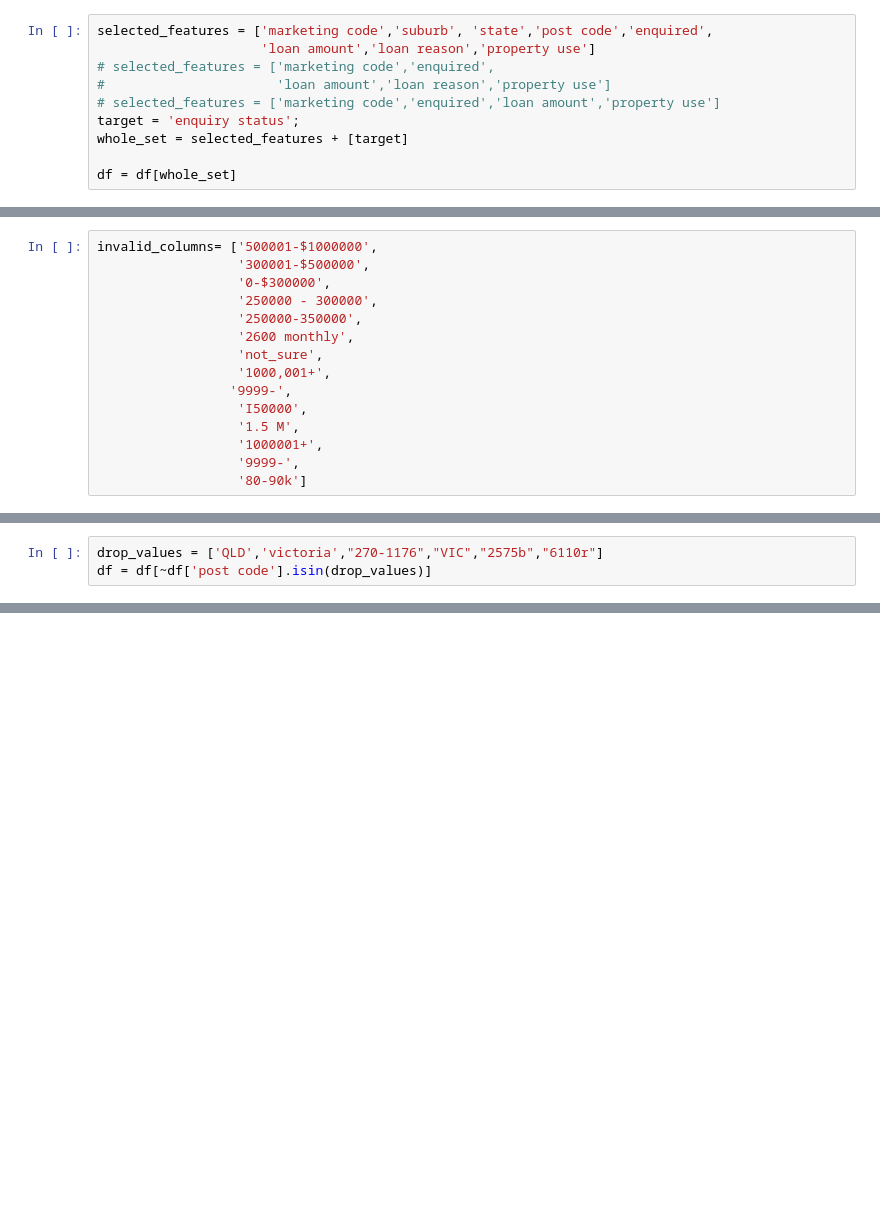
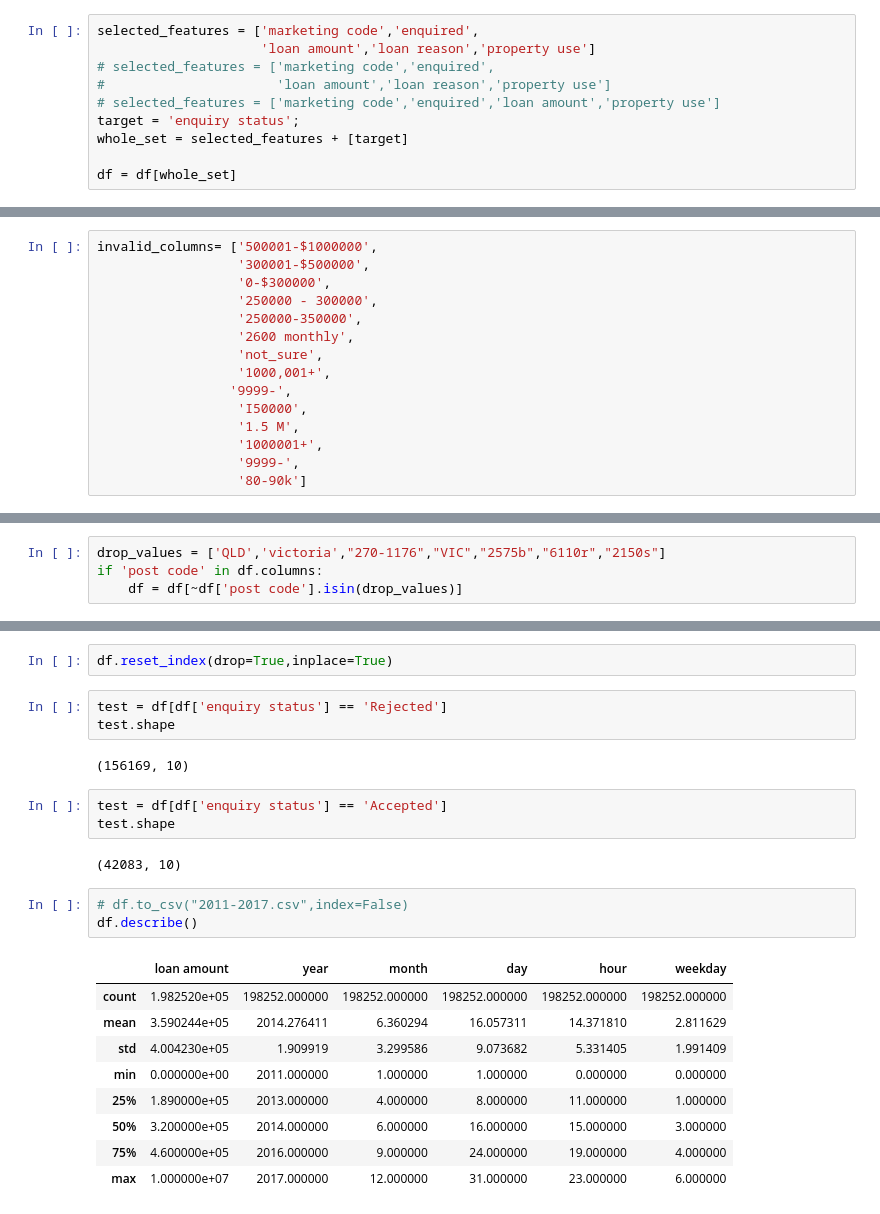
Before and after one commit to MagicMike90/customer-interest, a Jupyter notebook: clean_data.ipynb, the cells around one changed output, grey strips where cells are left out. Saved outputs shown, nothing was run; the diff lists cells and outputs as text; blank space fills up the shorter version.

```diff
--- a/clean_data.ipynb
+++ b/clean_data.ipynb
@@ -42,5 +77,5 @@ df = transform_cols(df)
 # %%
-selected_features = ['marketing code','suburb', 'state','post code','enquired',
+selected_features = ['marketing code','enquired',
                      'loan amount','loan reason','property use']
 # selected_features = ['marketing code','enquired',
 #                      'loan amount','loan reason','property use']
@@ -117,8 +150,9 @@ The number of null values in:loan reason == 0
 The number of null values in:property use == 0
 The number of null values in:enquiry status == 0
 # %%
-drop_values = ['QLD','victoria',"270-1176","VIC","2575b","6110r"]
-df = df[~df['post code'].isin(drop_values)]
+drop_values = ['QLD','victoria',"270-1176","VIC","2575b","6110r","2150s"]
+if 'post code' in df.columns:
+    df = df[~df['post code'].isin(drop_values)]
 # %%
 def transform(df):
     df['loan amount'] = df['loan amount'].astype('float')
@@ -137,0 +195,25 @@ ValueError: invalid literal for int() with base 10: '6110r'
+# %%
+df.reset_index(drop=True,inplace=True)
+# %%
+test = df[df['enquiry status'] == 'Rejected']
+test.shape
+# %% [output]
+(156169, 10)
+# %%
+test = df[df['enquiry status'] == 'Accepted']
+test.shape
+# %% [output]
+(42083, 10)
+# %%
+# df.to_csv("2011-2017.csv",index=False)
+df.describe()
+# %% [output]
+|  | loan amount | year | month | day | hour | weekday |
+| count | 1.982520e+05 | 198252.000000 | 198252.000000 | 198252.000000 | 198252.000000 | 198252.000000 |
+| mean | 3.590244e+05 | 2014.276411 | 6.360294 | 16.057311 | 14.371810 | 2.811629 |
+| std | 4.004230e+05 | 1.909919 | 3.299586 | 9.073682 | 5.331405 | 1.991409 |
+| min | 0.000000e+00 | 2011.000000 | 1.000000 | 1.000000 | 0.000000 | 0.000000 |
+| 25% | 1.890000e+05 | 2013.000000 | 4.000000 | 8.000000 | 11.000000 | 1.000000 |
+| 50% | 3.200000e+05 | 2014.000000 | 6.000000 | 16.000000 | 15.000000 | 3.000000 |
+| 75% | 4.600000e+05 | 2016.000000 | 9.000000 | 24.000000 | 19.000000 | 4.000000 |
+| max | 1.000000e+07 | 2017.000000 | 12.000000 | 31.000000 | 23.000000 | 6.000000 |
```
Also changed, not shown: parts of 24 cells of this notebook, 1 other file.
